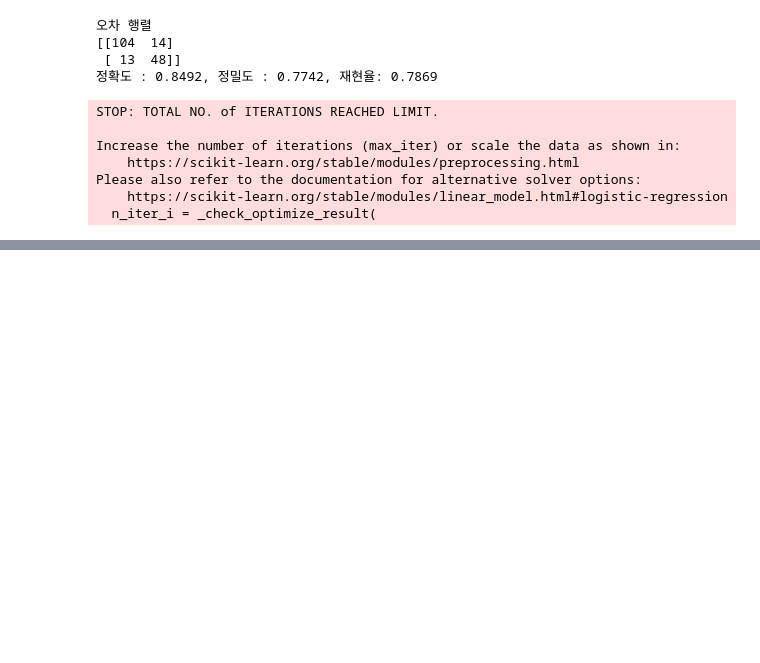
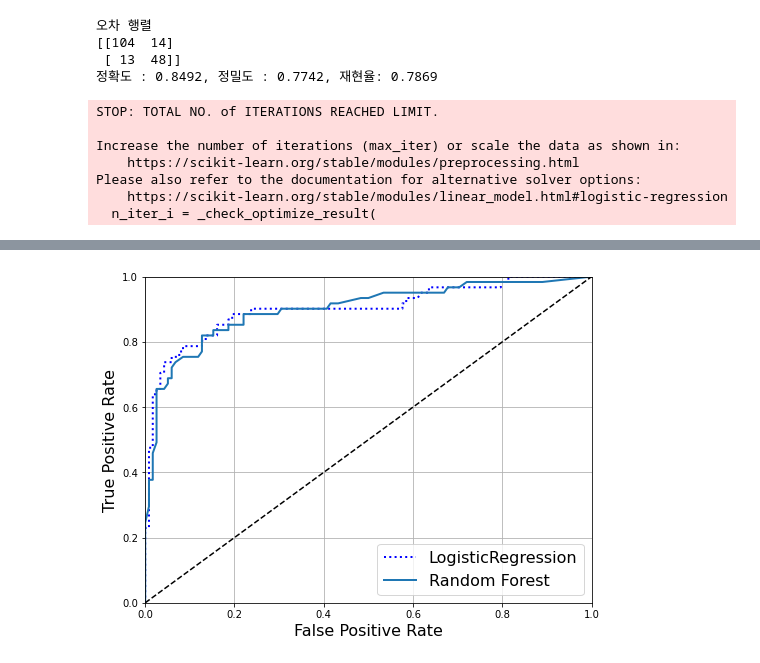
Before and after one commit to s2ul2/bitamin, a Jupyter notebook: 5/비타민8기_3조_평가_.ipynb, the cells around one changed output, grey strips where cells are left out. Saved outputs shown, nothing was run; the diff lists cells and outputs as text; code cells hidden in the pictures; blank space fills up the shorter version.

```diff
--- a/5/비타민8기_3조_평가_.ipynb
+++ b/5/비타민8기_3조_평가_.ipynb
@@ -194,0 +400,18 @@ Please also refer to the documentation for alternative solver options:
+# %%
+from sklearn.ensemble import RandomForestClassifier
+
+forest_clf = RandomForestClassifier(n_estimators = 100, random_state = 42)
+forest_clf.fit(X_train, y_train)
+y_probas_forest = forest_clf.predict_proba(X_test)
+# %%
+y_scores_forest = y_probas_forest[:, 1]
+fpr_forest, tpr_forest, thresholds_forest = roc_curve(y_test, y_scores_forest)
+# %%
+plt.figure(figsize = (8, 6))
+plt.plot(fpr, tpr, 'b:', linewidth = 2, label = 'LogisticRegression')
+plot_roc_curve(fpr_forest, tpr_forest, 'Random Forest')
+plt.grid(True)
+plt.legend(loc = 'best', fontsize = 16)
+plt.show()
+# %% [output]
+[figure, added]
```
Also changed, not shown: parts of 16 cells of this notebook.
